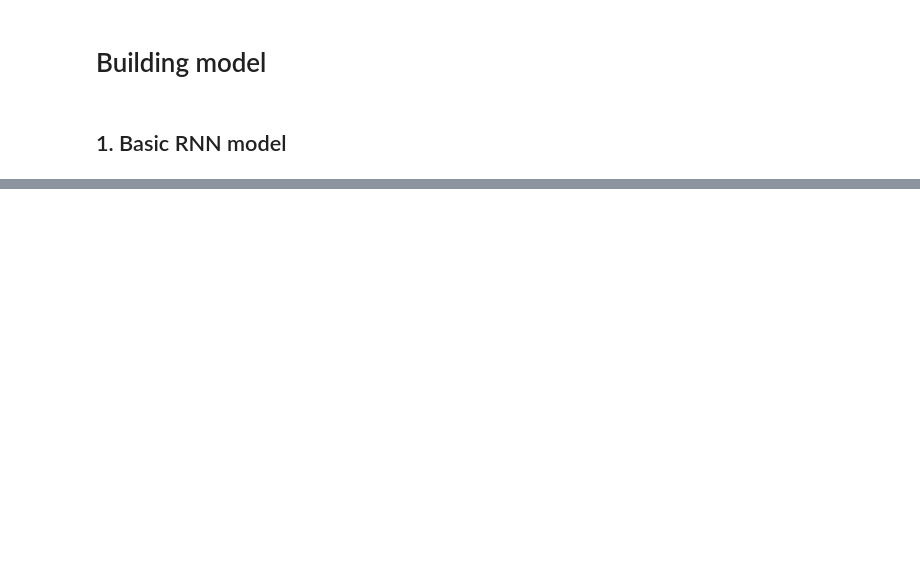
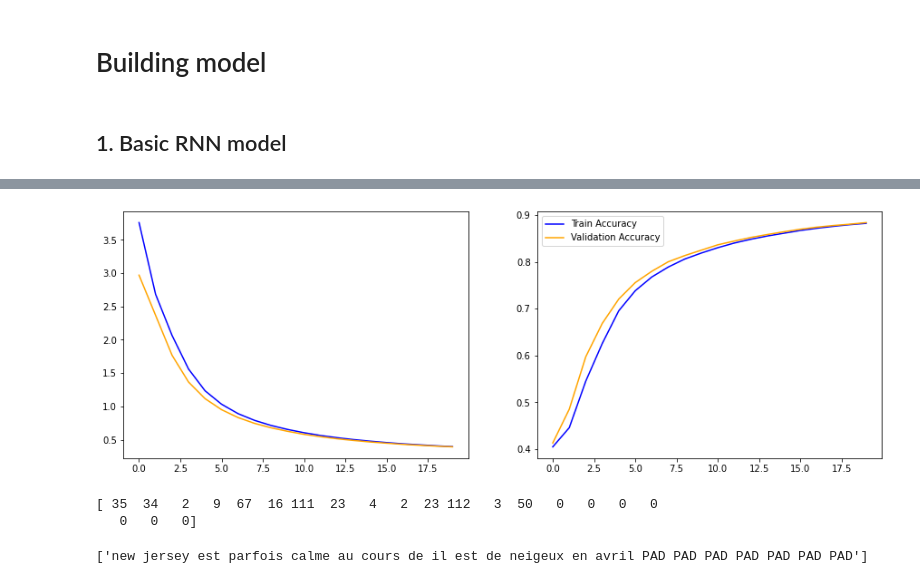
Before and after one commit to hieubkvn123/NLPTopics, a Jupyter notebook: nmt/RNN.ipynb, the cells around one changed output, grey strips where cells are left out. Saved outputs shown, nothing was run; the diff lists cells and outputs as text; code cells hidden in the pictures; blank space fills up the shorter version.

```diff
--- a/nmt/RNN.ipynb
+++ b/nmt/RNN.ipynb
@@ -274,0 +287,21 @@ fr_tokenizer.sequences_to_texts([np.argmax(predictions, axis=-1)[0]])
+# %%
+def make_rnn_with_embedding(input_shape, fr_vocab_size):
+  # Embedding layer can only be used as the first layer
+  inputs = Input(shape=input_shape[1:])
+  embs   = Embedding(fr_vocab_size, 64, input_length=input_shape[1])(inputs)
+  embs   = Reshape(target_shape=(input_shape[1], 64))(embs)
+
+  rnn = GRU(64, return_sequences = True)(embs)
+
+  # same size as the vocab so we have one hot vector of all words
+  logits = TimeDistributed(Dense(fr_vocab_size))(rnn)
+  output = Activation('softmax')(logits)
+  model = Model(inputs=inputs, outputs=output, name='Basic_RNN')
+  model.compile(optimizer='adam',
+                loss='sparse_categorical_crossentropy',
+                metrics=['accuracy'])
+
+  return model
+
+model = make_rnn_with_embedding(data_en_seq.shape, fr_vocab_size)
+print(model.summary())
@@ -274,0 +326,2 @@ fr_tokenizer.sequences_to_texts([np.argmax(predictions, axis=-1)[0]])
+# %%
+history = model.fit(data_en_seq, data_fr_seq, batch_size=1024, epochs=20, validation_split=0.2)
@@ -274,0 +346,29 @@ fr_tokenizer.sequences_to_texts([np.argmax(predictions, axis=-1)[0]])
+# %%
+train_loss = model.history.history['loss']
+val_loss = model.history.history['val_loss']
+
+train_acc = model.history.history['accuracy']
+val_acc = model.history.history['val_accuracy']
+
+fig, ax = plt.subplots(1,2, figsize=(15, 5))
+
+ax[0].plot(train_loss, label='Train Loss', color='blue')
+ax[0].plot(val_loss, label='Validation Loss', color='orange')
+
+ax[1].plot(train_acc, label='Train Accuracy', color='blue')
+ax[1].plot(val_acc, label='Validation Accuracy', color='orange')
+plt.legend()
+plt.show()
+# %% [output]
+[figure, added]
+# %%
+### Testing predictions ###
+predictions = model.predict(data_en_seq[0:200])
+print(np.argmax(predictions, axis=-1)[0])
+# %% [output]
+[ 35  34   2   9  67  16 111  23   4   2  23 112   3  50   0   0   0   0
+   0   0   0]
+# %%
+fr_tokenizer.sequences_to_texts([np.argmax(predictions, axis=-1)[0]])
+# %% [output]
+['new jersey est parfois calme au cours de il est de neigeux en avril PAD PAD PAD PAD PAD PAD PAD']
```
Also changed, not shown: parts of 13 cells of this notebook.
